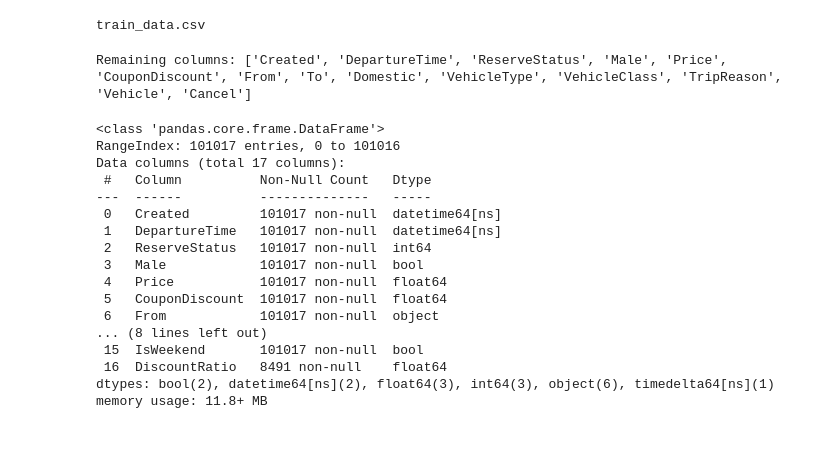
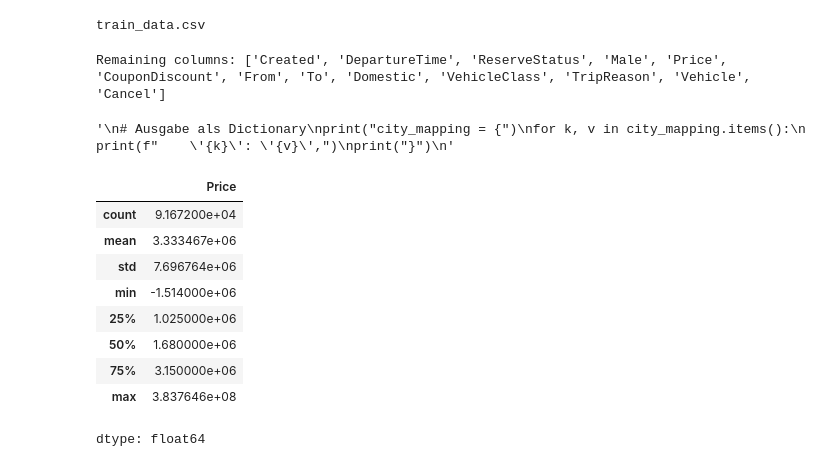
Before and after one commit to staerkjoe/QuantRisk_Colab, a Jupyter notebook: TicketCancellation.ipynb, the cells around one changed output. Drawn from its saved outputs; the diff is of its cells as text; code cells hidden in the pictures; blank space fills up the shorter version.

```diff
--- a/TicketCancellation.ipynb
+++ b/TicketCancellation.ipynb
@@ -44,7 +48,8 @@ drop_cols = [
     'NationalCode',         # Personal identifier
     'HashPassportNumber_p', # Sparse and hashed
     'HashEmail',            # Sparse and hashed
-    'CancelTime'            # Leaks target label
+    'CancelTime',           # Leaks target label
+    'VehicleType'
 ]
 
 # Drop columns from DataFrame
@@ -53,4 +58,28 @@ df = df.drop(columns=drop_cols)
 # Optional: Confirm result
 print("Remaining columns:", df.columns.tolist())
 # %% [output]
-Remaining columns: ['Created', 'DepartureTime', 'ReserveStatus', 'Male', 'Price', 'CouponDiscount', 'From', 'To', 'Domestic', 'VehicleType', 'VehicleClass', 'TripReason', 'Vehicle', 'Cancel']
+Remaining columns: ['Created', 'DepartureTime', 'ReserveStatus', 'Male', 'Price', 'CouponDiscount', 'From', 'To', 'Domestic', 'VehicleClass', 'TripReason', 'Vehicle', 'Cancel']
+# %%
+# Drop Nulla values for From and TO
+df = df.dropna(subset=['From', 'To'])
+
+# Combine 'From' and 'To' columns to create a list of all cities
+all_cities = df['From'].tolist() + df['To'].tolist()
+
+# Create a set of unique cities and convert it back to a list
+unique_cities = list(set(all_cities))
+
+# print(unique_cities)
+
+# Mapping erstellen
+city_mapping = {city: unidecode(city) for city in unique_cities}
+
+'''
+# Ausgabe als Dictionary
+print("city_mapping = {")
+for k, v in city_mapping.items():
+    print(f"    '{k}': '{v}',")
+print("}")
+'''
+# %% [output]
+'\n# Ausgabe als Dictionary\nprint("city_mapping = {")\nfor k, v in city_mapping.items():\n    print(f"    \'{k}\': \'{v}\',")\nprint("}")\n'
@@ -56,0 +114,13 @@ Remaining columns: ['Created', 'DepartureTime', 'ReserveStatus', 'Male', 'Price'
+# %%
+df['Price'].describe()
+# %% [output]
+|  | Price |
+| count | 9.167200e+04 |
+| mean | 3.333467e+06 |
+| std | 7.696764e+06 |
+| min | -1.514000e+06 |
+| 25% | 1.025000e+06 |
+| 50% | 1.680000e+06 |
+| 75% | 3.150000e+06 |
+| max | 3.837646e+08 |
+dtype: float64
@@ -72,20 +146,0 @@ df['DiscountRatio'] = df['CouponDiscount'] / df['Price']
-# %%
-df.info()
-# %% [output]
-<class 'pandas.core.frame.DataFrame'>
-RangeIndex: 101017 entries, 0 to 101016
-Data columns (total 17 columns):
- #   Column          Non-Null Count   Dtype
----  ------          --------------   -----
- 0   Created         101017 non-null  datetime64[ns]
- 1   DepartureTime   101017 non-null  datetime64[ns]
- 2   ReserveStatus   101017 non-null  int64
- 3   Male            101017 non-null  bool
- 4   Price           101017 non-null  float64
- 5   CouponDiscount  101017 non-null  float64
- 6   From            101017 non-null  object
-... (8 lines left out)
- 15  IsWeekend       101017 non-null  bool
- 16  DiscountRatio   8491 non-null    float64
-dtypes: bool(2), datetime64[ns](2), float64(3), int64(3), object(6), timedelta64[ns](1)
-memory usage: 11.8+ MB
```
Also changed, not shown: parts of 19 cells of this notebook.
